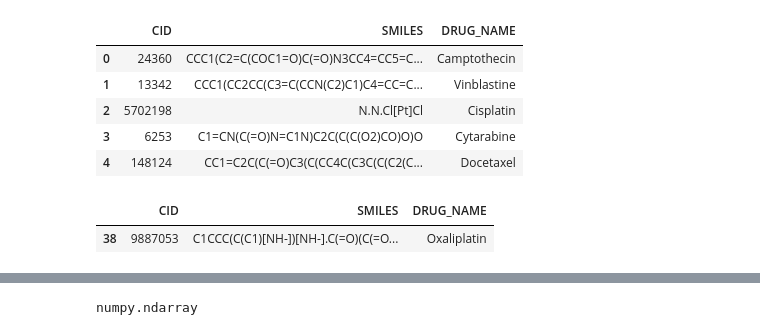
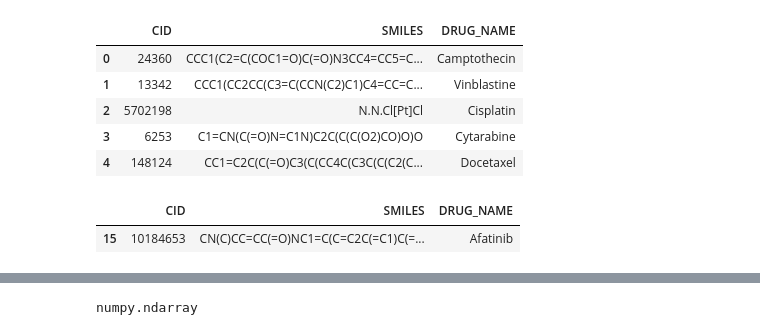
Before and after one commit to queryang/OmicsTransMCA, a Jupyter notebook: Figs/Fig2/Fig2d/靶向基因-药物权重分析.ipynb, the cells around one changed output, grey strips where cells are left out. Cells and saved outputs as stored; diff of their text form; code cells hidden in the pictures.

```diff
--- a/Figs/Fig2/Fig2d/靶向基因-药物权重分析.ipynb
+++ b/Figs/Fig2/Fig2d/靶向基因-药物权重分析.ipynb
@@ -3,6 +3,11 @@ import pandas as pd
 import numpy as np
 import matplotlib.pyplot as plt
 plt.style.use('default')
+# %%
+# Axitinib Navitoclax Picolinici-acid Campthotecin BMS-754807 Afatinib Erlotinib
+# EGFR
+drug_name = 'Afatinib' # 靶向药物 EGFR
+target_pathway = ['nt06267 Small cell lung cancer.','nt06266 Non-small cell lung cancer.','nt06214 PI3K signaling.','nt06526 MAPK signaling.','nt06230 Cell cycle.','nt06530 PI3K signaling.']
 # %%
 dict = {
     "<PAD>": 0,"<UNK>": 1,"<START>": 2,"<STOP>": 3,"(": 4,")": 5,"1": 6,"2": 7,"3": 8,"4": 9,"5": 10,"6": 11,"7": 12,"8": 13,"9": 14,"%10": 15,"%11": 16,"%12": 17,"%13": 18,"%14": 19,"%15": 20,"%16": 21,"%17": 22,"%18": 23,"%19": 24,"%20": 25,"%21": 26,"%22": 27,"%23": 28,"%24": 29,"%25": 30,"%26": 31,"%27": 32,"%28": 33,"%29": 34,"O": 35,"N": 36,"=": 37,"C": 38," ": 39,"Cl": 40,".": 41,"[Pt]": 42,"F": 43,"S": 44,"#": 45,"I": 46,"[Pt+2]": 47,"[NH-]": 48,"[O-]": 49,"[N+]": 50,"B": 51,"P": 52,"Br": 53,"[S+]": 54,"[Br-]": 55
@@ -19,11 +24,11 @@ df_smiles.head()
 | 4 | 148124 | CC1=C2C(C(=O)C3(C(CC4C(C3C(C(C2(C... | Docetaxel |
 # %%
 # 筛选出药物是Oxaliplatin
-df_smiles_oxaliplatin = df_smiles[df_smiles['DRUG_NAME'] == 'Oxaliplatin']
-df_smiles_oxaliplatin.head()
+df_smiles_single_drug = df_smiles[df_smiles['DRUG_NAME'] == drug_name]
+df_smiles_single_drug.head()
 # %% [output]
 |  | CID | SMILES | DRUG_NAME |
-| 38 | 9887053 | C1CCC(C(C1)[NH-])[NH-].C(=O)(C(=O... | Oxaliplatin |
+| 15 | 10184653 | CN(C)CC=CC(=O)NC1=C(C=C2C(=C1)C(=... | Afatinib |
 # %%
 df_smiles_att = pd.read_csv('../../data/GEP_CellBlind_LUNG_smiles_attentions_gep.csv')
 df_smiles_att.head()
```
Also changed, not shown: parts of 23 cells of this notebook, 58 other files.
